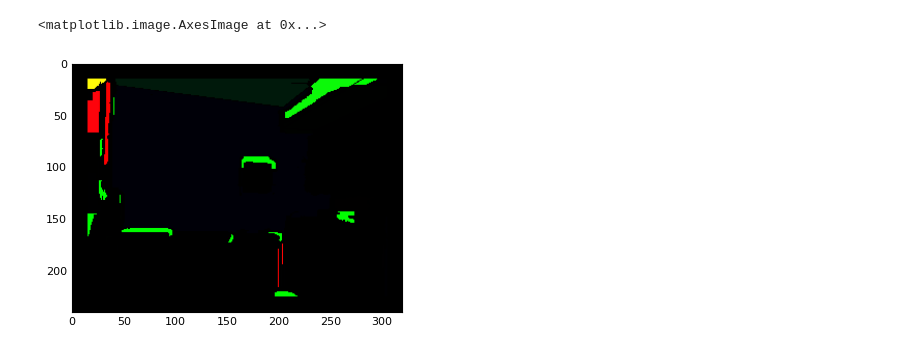
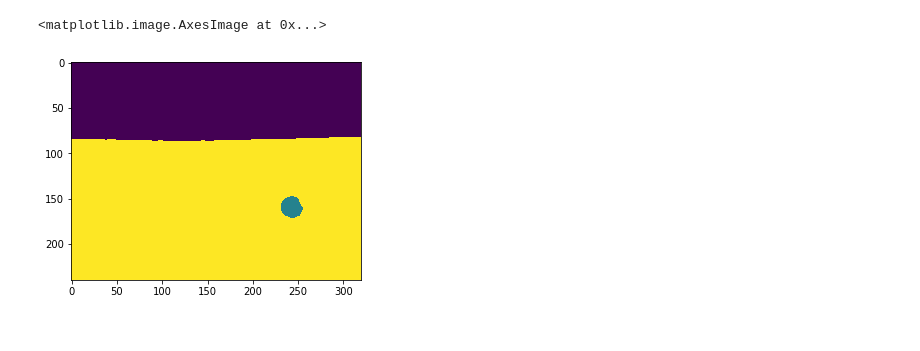
Before and after one commit to StevenHickson/Adapnet-Shape, a Jupyter notebook: Test_Network.ipynb, the cells around one changed output. Cells and saved outputs as stored; diff of their text form; code cells hidden in the pictures.

```diff
--- a/Test_Network.ipynb
+++ b/Test_Network.ipynb
@@ -295,5 +231,7 @@ diff = cv2.resize(new_normals, (320,240), interpolation=cv2.INTER_NEAREST) - gt_
-# %%
-plt.imshow(diff)
-# %% [output]
-<matplotlib.image.AxesImage at 0x...>
-[figure, removed]
+# %%
+output_labels = results[0]
+test_label = np.argmax(output_labels[t,:,:,:], axis=-1)
+plt.imshow(test_label)
+# %% [output]
+<matplotlib.image.AxesImage at 0x...>
+[figure, added]
```
Also changed, not shown: parts of 20 cells of this notebook, 4 other files.
